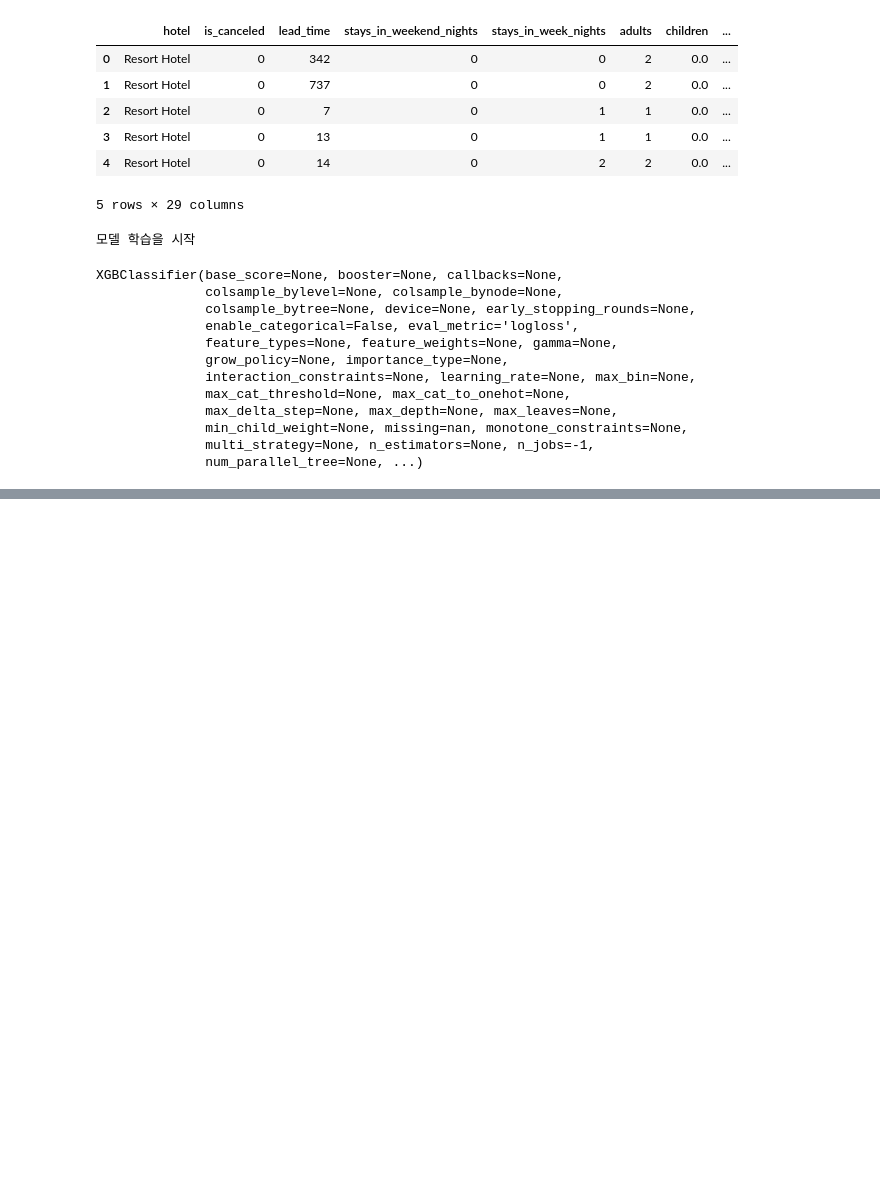
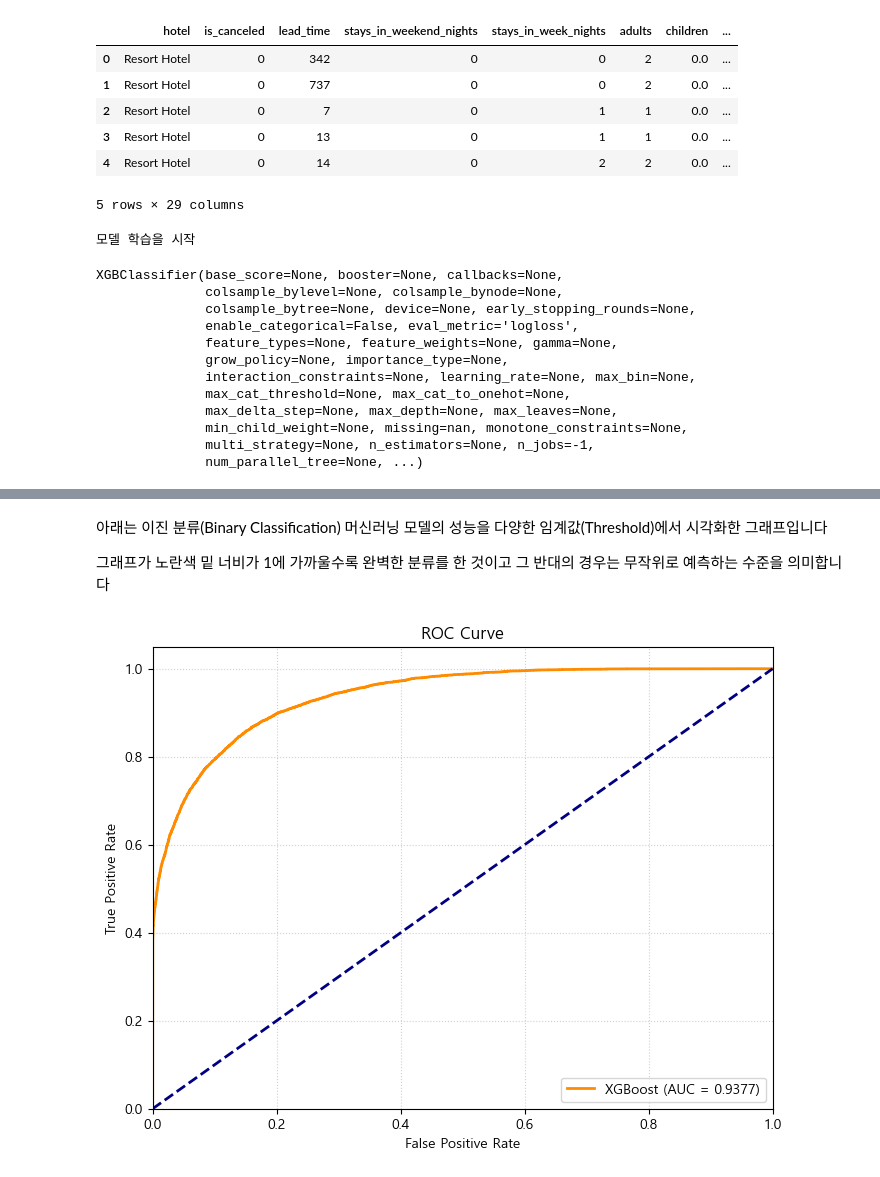
Before and after one commit to SKNETWORKS-FAMILY-AICAMP/SKN30-2nd-3Team, a Jupyter notebook: modeling/ml/xgboost.ipynb, the cells around one changed output, grey strips where cells are left out. Drawn from its saved outputs; the diff is of its cells as text; code cells hidden in the pictures; blank space fills up the shorter version.

Commit message:
xgboost 랜덤서치

```diff
--- a/modeling/ml/xgboost.ipynb
+++ b/modeling/ml/xgboost.ipynb
@@ -16,6 +16,8 @@ from sklearn.metrics import classification_report
 from sklearn.model_selection import train_test_split
 # %%
 df = pd.read_csv('../../dataset/preprocessed/hotel_bookings.csv')
+# %%
+df_dummy = pd.read_csv('../../dataset/preprocessed/hotel_bookings_dummy.csv')
 # %%
 df.head()
 # %% [output]
@@ -28,19 +30,19 @@ df.head()
 5 rows × 29 columns
 # %%
 
-string_cols = df.select_dtypes(include=['object']).columns
-number_cols = df.select_dtypes(exclude=['object']).columns
+# string_cols = df.select_dtypes(include=['object']).columns
+# number_cols = df.select_dtypes(exclude=['object']).columns
 
 
-df[string_cols] = df[string_cols].fillna('Unknown')
-df[number_cols] = df[number_cols].fillna(0)
+# df[string_cols] = df[string_cols].fillna('Unknown')
+# df[number_cols] = df[number_cols].fillna(0)
 
 
 drop_cols = ['reservation_status', 'reservation_status_date', 'arrival_date', 'reservation_date']
-X = df.drop(columns=[col for col in drop_cols if col in df.columns] + ['is_canceled'])
-y = df['is_canceled']
+X = df_dummy.drop(columns=[col for col in drop_cols if col in df.columns] + ['is_canceled'])
+y = df_dummy['is_canceled']
 
-X = pd.get_dummies(X, drop_first=True, dtype=float)
+# X = pd.get_dummies(X, drop_first=True, dtype=float)
 # %%
 # 데이터 분리
 X_train,X_test,y_train, y_test = train_test_split(X,y,
@@ -168 +300,41 @@ Fitting 5 folds for each of 10 candidates, totalling 50 fits
+# %% [markdown]
+아래는 이진 분류(Binary Classification) 머신러닝 모델의 성능을 다양한 임계값(Threshold)에서 시각화한 그래프입니다
+
+그래프가 노란색 밑 너비가 1에 가까울수록 완벽한 분류를 한 것이고 그 반대의 경우는 무작위로 예측하는 수준을 의미합니다
+# %%
+import matplotlib.pyplot as plt
+from sklearn.metrics import roc_curve, roc_auc_score
+
+# 최적 모델 추출 및 확률 예측
+best_model = random_search.best_estimator_
+y_pred_proba = best_model.predict_proba(X_test)[:, 1]
+
+# ROC 및 AUC 계산
+fpr, tpr, thresholds = roc_curve(y_test, y_pred_proba)
+auc_score = roc_auc_score(y_test, y_pred_proba)
+
+plt.figure(figsize=(8, 6))
+
+# 1. XGBoost 곡선 그리기
+plt.plot(fpr, tpr, color='darkorange', lw=2, label=f'XGBoost (AUC = {auc_score:.4f})')
+
+# 2. 대괄호 증발 오류를 방지하기 위해 list 함수와 튜플로 좌표 생성
+x_line = list((0, 1))
+y_line = list((0, 1))
+
+# 대각선 기준선 그리기 (이제 , , 에러가 나지 않습니다)
+plt.plot(x_line, y_line, color='navy', lw=2, linestyle='--')
+
+# 그래프 스타일 설정 (대괄호를 모두 튜플로 대체)
+plt.xlim((0.0, 1.0))
+plt.ylim((0.0, 1.05))
+plt.xlabel('False Positive Rate')
+plt.ylabel('True Positive Rate')
+plt.title('ROC Curve')
+plt.legend(loc="lower right")
+plt.grid(True, linestyle=':', alpha=0.6)
+
+plt.show()
+# %% [output]
+[figure, added]
 # %%
```
Also changed, not shown: parts of 10 cells of this notebook.
